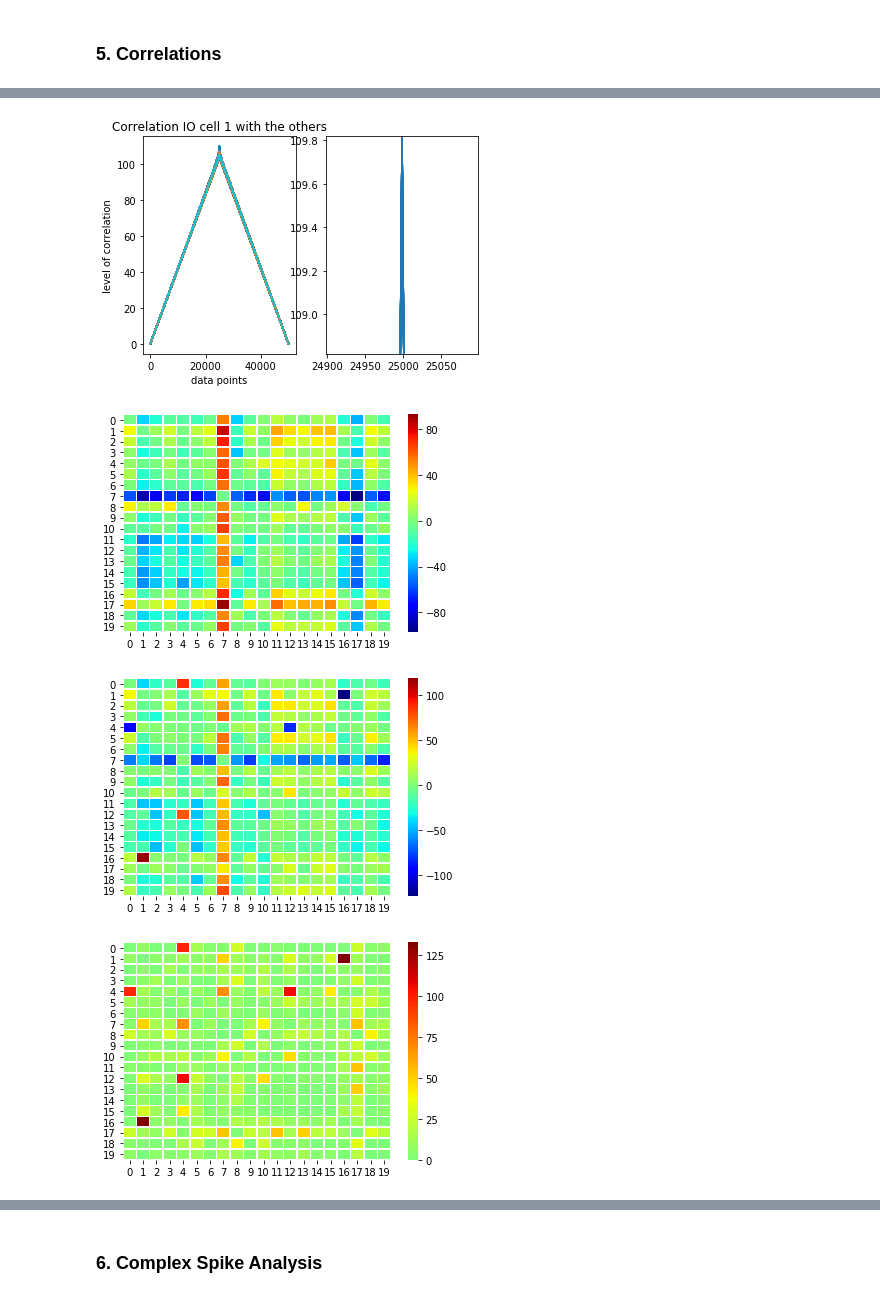
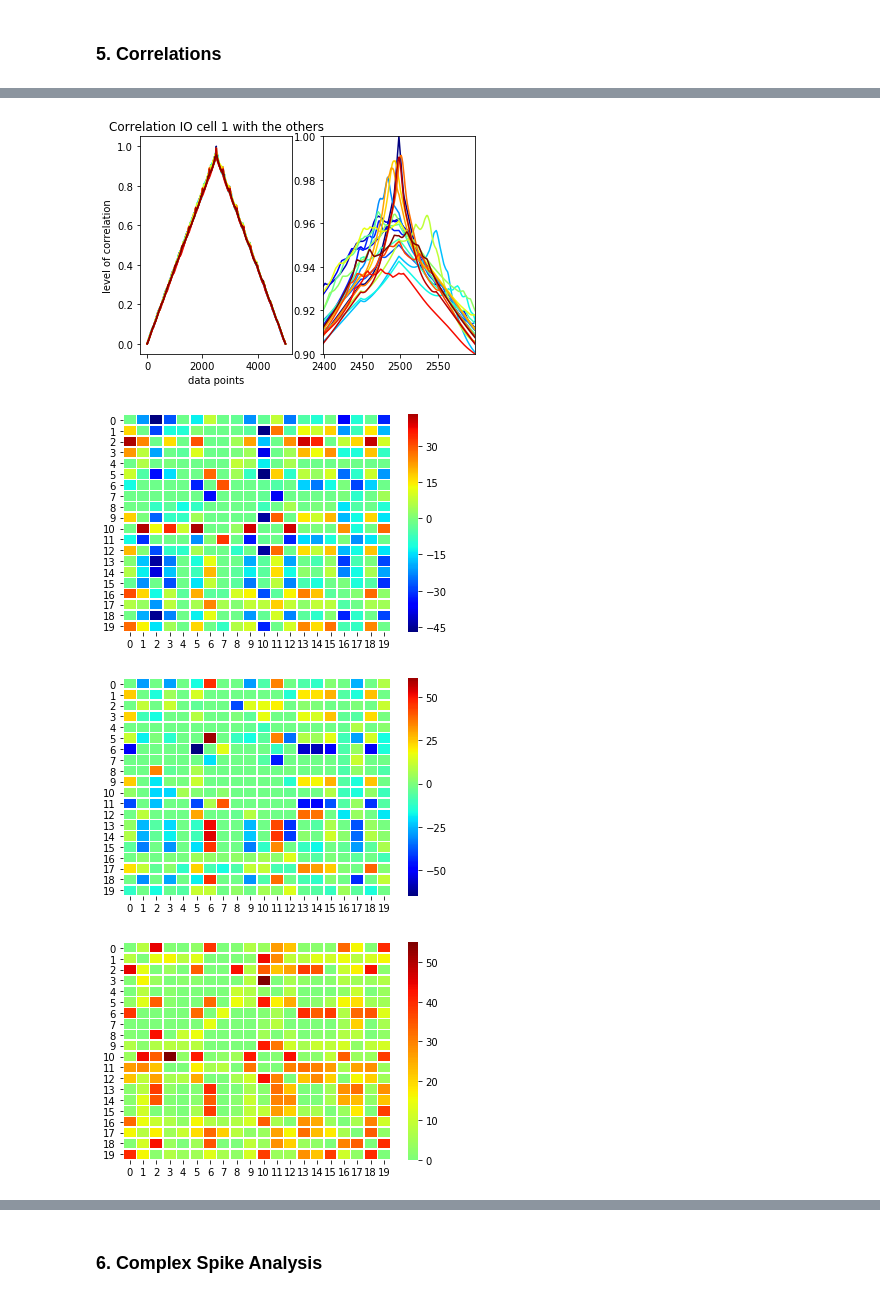
Before and after one commit to ThijsHoedemakers/OlivoCerebellarModel, a Jupyter notebook: Data_analysis.ipynb, the cells around one changed output, grey strips where cells are left out. Cells and saved outputs as stored; diff of their text form; code cells hidden in the pictures.

```diff
--- a/Data_analysis.ipynb
+++ b/Data_analysis.ipynb
@@ -176,16 +211,31 @@ for i in range(0,nrPC):
 delayIO_BA = np.empty([nrIO,nrIO])
 delayIO_AA = np.empty([nrIO,nrIO])
 diffDelay = np.empty([nrIO,nrIO])
+norm_corrBA = np.empty([nrIO,nrIO])
+norm_corrAA = np.empty([nrIO,nrIO])
+
 for i in range(0,nrIO):
     # Correlation Before Adapatation
-    corr_BA=[correlate(VoltCell_BA['IOsoma'][i],VoltCell_BA['IOsoma'][k],'full') for k in range(0,nrIO)]
-    corr_AA=[correlate(VoltCell_AA['IOsoma'][i],VoltCell_AA['IOsoma'][k],'full') for k in range(0,nrIO)]
+    corBA = max(correlate(VoltCell_BA['IOsoma'][i],VoltCell_BA['IOsoma'][i], 'full'))
+    corAA = max(correlate(VoltCell_AA['IOsoma'][i],VoltCell_AA['IOsoma'][i], 'full'))
+    #print(corrITSelf)
+    corr_BA=[correlate(VoltCell_BA['IOsoma'][i],VoltCell_BA['IOsoma'][k],'full')/corBA for k in range(0,nrIO)]
+    corr_AA=[correlate(VoltCell_AA['IOsoma'][i],VoltCell_AA['IOsoma'][k],'full')/corAA for k in range(0,nrIO)]
     #print(corr_BA)
     #print(len(VoltCell_s.IOsoma_AA[i]))
     #lagIO_BA=numpy.where(corr_BA[i] == numpy.amax(corr_BA[i]))
 
     lagTotal_BA = [corr_BA[k].argmax()-len(VoltCell_BA['IOsoma'][i])-1 for k in range(0,nrIO)]
     lagTotal_AA = [corr_AA[k].argmax()-len(VoltCell_AA['IOsoma'][i])-1 for k in range(0,nrIO)]
+
+    #print(corr_BA)
+    norm_corBA = [max(corr_BA[k]) for k in range(0,nrIO)]
+    norm_corAA = [max(corr_AA[k]) for k in range(0,nrIO)]
+
+    #print(norm_corr)
+    norm_corrBA[i] = norm_corBA
+    norm_corrAA[i] = norm_corAA
+
     #print(lagTotal_AA)
     #lagTotal_BA = asarray([(asarray(lagRest_BA[k][0])-asarray(lagIO_BA[0][0])) for k in range(0,nrIO)])
     #lagTotal_BA = lagTotal_BA.reshape(nrIO)
@@ -202,34 +252,45 @@ for i in range(0,nrIO):
 
     if i==0:
         plt.subplot(121)
-        for l in range(0,nrIO):
-            plt.plot(transpose(corr_BA))
-        #print(len(corr_A[0]))
-        #print(len(corr_BA))
+        #tranBA=transpose(corr_BA)
+        #print(tranBA.shape)
+        for kk in range(0,nrIO):
+            colorVal = scalarMap.to_rgba(values[kk])
+        #for l in range(0,nrIO):
+            plot(corr_BA[kk], color=colorVal)
         plt.title('Correlation IO cell 1 with the others')
         plt.xlabel('data points')
         plt.ylabel('level of correlation')
         ax1=plt.subplot(122)
-        for l in range(0,nrIO):
-            plt.plot(transpose(corr_BA))
+        for kk in range(0,nrIO):
+            colorVal = scalarMap.to_rgba(values[kk])
+        #for l in range(0,nrIO):
+            plot(corr_BA[kk], color=colorVal)
         ax1.set_xlim([corr_BA[i].argmax()-100, corr_BA[i].argmax()+100])
         bmax=max(asarray(corr_BA[i]))
-        ax1.set_ylim([bmax-1,bmax])
-        plt.show()
-        plt.subplot(121)
-        for l in range(0,nrIO):
-            plt.plot(transpose(corr_AA))
+        ax1.set_ylim([bmax-0.1,bmax])
+        show()
+        subplot(121)
+        #tranAA=transpose(corr_AA)
+        #plot(tranAA)
         #print(len(corr_A[0]))
         #print(len(corr_BA))
+        for kk in range(0,nrIO):
+            colorVal = scalarMap.to_rgba(values[kk])
+        #for l in range(0,nrIO):
+            plot(corr_AA[kk], color=colorVal)
         plt.title('Correlation IO cell 1 with the others')
         plt.xlabel('data points')
         plt.ylabel('level of correlation')
         ax1=plt.subplot(122)
-        for l in range(0,nrIO):
-            plt.plot(transpose(corr_AA))
+        #plot(tranAA)
+        for kk in range(0,nrIO):
+            colorVal = scalarMap.to_rgba(values[kk])
+        #for l in range(0,nrIO):
+            plot(corr_AA[kk], color=colorVal)
         ax1.set_xlim([corr_AA[i].argmax()-100, corr_AA[i].argmax()+100])
         amax=max(asarray(corr_AA[i]))
-        ax1.set_ylim([amax-1,amax])
+        ax1.set_ylim([amax-0.1,amax])
 
 
     #print(lagTotal_AA[:])
@@ -245,4 +306,13 @@ sx = sns.heatmap(delayIO_AA, center=0, cmap='jet', linewidths=.5)
 
 figure()
 df = sns.heatmap(diffDelay,center=0, cmap='jet', linewidths=.5)
+
+figure()
+nf = sns.heatmap(norm_corrBA, cmap='jet', linewidths=.5)
+
+figure()
+nf2 = sns.heatmap(norm_corrAA, cmap='jet', linewidths=.5)
+
+figure()
+nf3 =  sns.heatmap(abs(norm_corrBA-norm_corrAA), cmap='jet', linewidths=.5)
 # %% [output]
@@ -250,4 +320,4 @@ df = sns.heatmap(diffDelay,center=0, cmap='jet', linewidths=.5)
-[figure, old version]
+[figure, new version]
-[figure, old version]
+[figure, new version]
-[figure, old version]
+[figure, new version]
-[figure, old version]
+[figure, new version]
```
Also changed, not shown: parts of 9 cells of this notebook, 2 other files.
